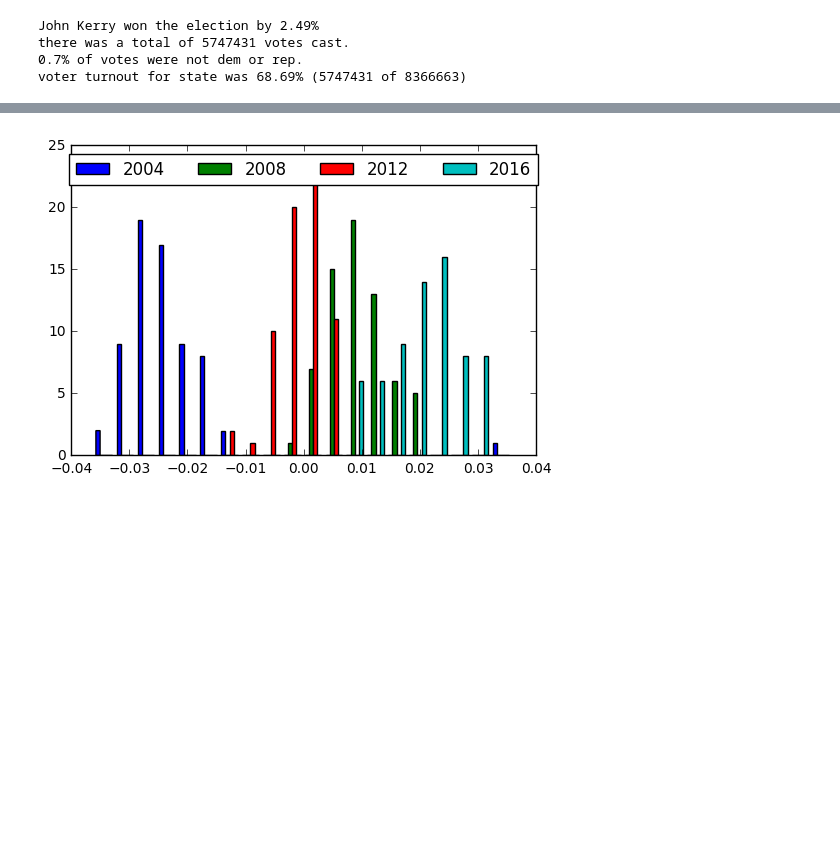
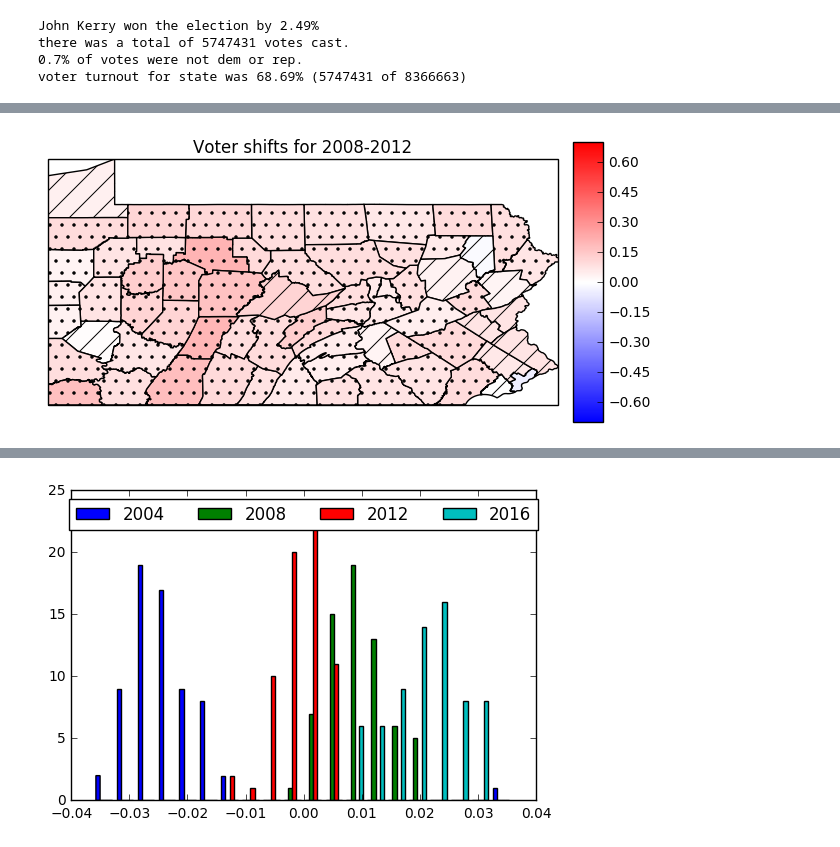
Before and after one commit to oderby/elections_2016, a Jupyter notebook: plot_pa.ipynb, the cells around one changed output, grey strips where cells are left out. Saved outputs shown, nothing was run; the diff lists cells and outputs as text; code cells hidden in the pictures; blank space fills up the shorter version.

```diff
--- a/plot_pa.ipynb
+++ b/plot_pa.ipynb
@@ -87,6 +91,15 @@ def sign(x):
 def change(x, tol=0.01):
     # Consider setting tol based on independent votes?
     return map(lambda x: sign(x) if abs(x) > tol else 0, diff(x))
+
+def get_limits(limits, size=0.8, steps=4):
+    start, end = limits
+    mid = start + (end-start)/2
+    step = size/steps
+    new_mid = round(mid/step)*step
+    new_start = new_mid-size/2
+    new_end = new_mid+size/2
+    return [new_start, new_end]
 # %%
 STATE = "PA"
 STATE_CODES = {
@@ -238,0 +398,29 @@ voter turnout for state was 68.69% (5747431 of 8366663)
+# %%
+def plot_year_shifts(year):
+    results = get_year_results([year-4, year])
+
+    colormap = cm.get_cmap("bwr")
+    colormap.set_bad('orange')
+    colormap.set_over('g')
+    colormap.set_under('k')
+    norm = clrs.Normalize(vmin=-0.7, vmax=0.7)
+    sm = cm.ScalarMappable(norm=norm, cmap=colormap)
+
+    counties = sorted(results.keys())
+
+
+    colors = {c: sm.to_rgba(diff([x[0] for x in v['value']])[0]) for c,v in results.items()}
+    winner = {}
+    for county in counties:
+        win = results[county]['winner'][-1]
+        if win == DEM:
+            winner[county] = "/"
+        elif win == REP:
+            winner[county] = "."
+
+    plot_pa_data(colors, title="Voter shifts for " + str(year-4) + "-" + str(year), hatch=winner,
+                cmap=colormap, norm=norm)
+
+plot_year_shifts(2012)
+# %% [output]
+[figure, added]
```
Also changed, not shown: parts of 33 cells of this notebook.
